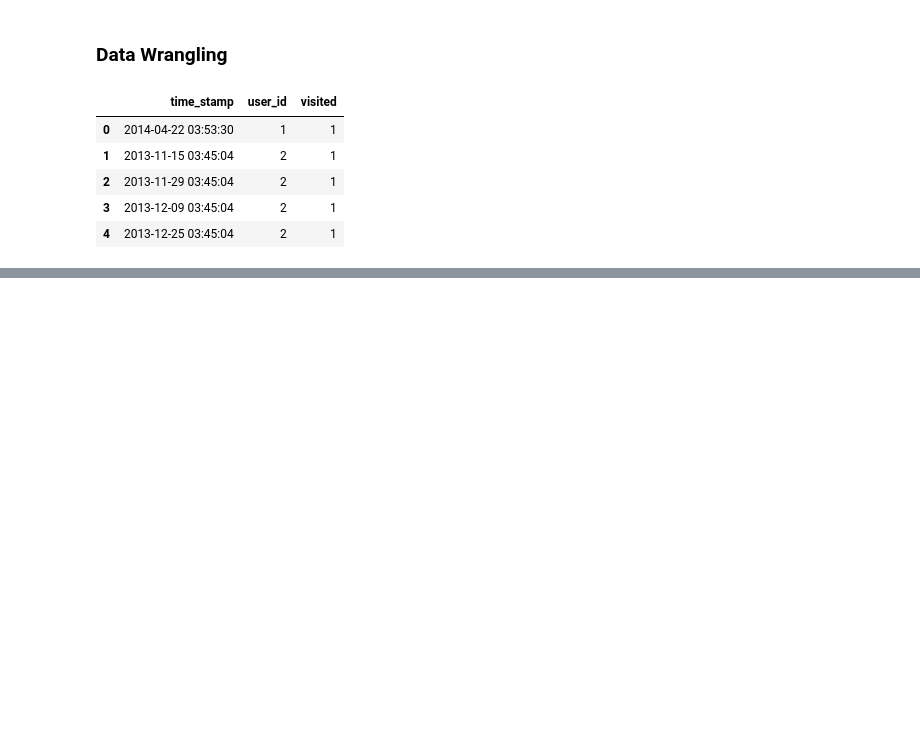
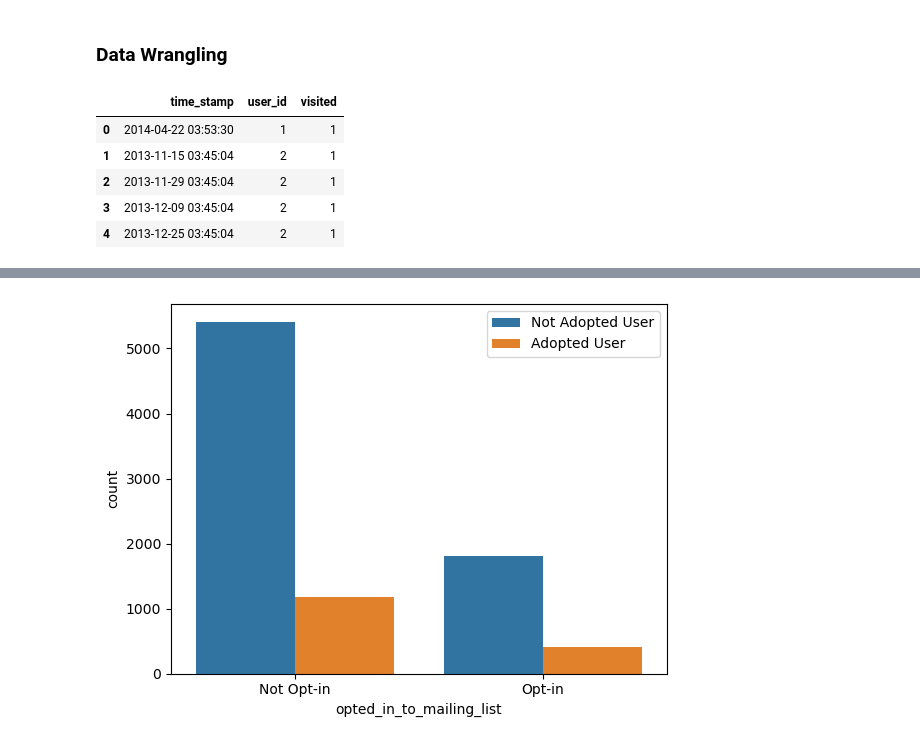
Before and after one commit to katemyer/DataScience, a Jupyter notebook: Relax Challenge/relax_challenge.ipynb, the cells around one changed output, grey strips where cells are left out. Cells and saved outputs as stored; diff of their text form; code cells hidden in the pictures; blank space fills up the shorter version.

```diff
--- a/Relax Challenge/relax_challenge.ipynb
+++ b/Relax Challenge/relax_challenge.ipynb
@@ -24,0 +432,7 @@ df_engagement.head()
+# %%
+# adopted vs not adopted based on whether opting into email or not
+sns.countplot(x="opted_in_to_mailing_list", hue="adopted_user", data=df_merged)
+plt.legend(labels=["Not Adopted User", "Adopted User"], title="", loc="upper right")
+plt.xticks([0,1], ['Not Opt-in', 'Opt-in']);
+# %% [output]
+[figure, added]
```
Also changed, not shown: parts of 46 cells of this notebook.
